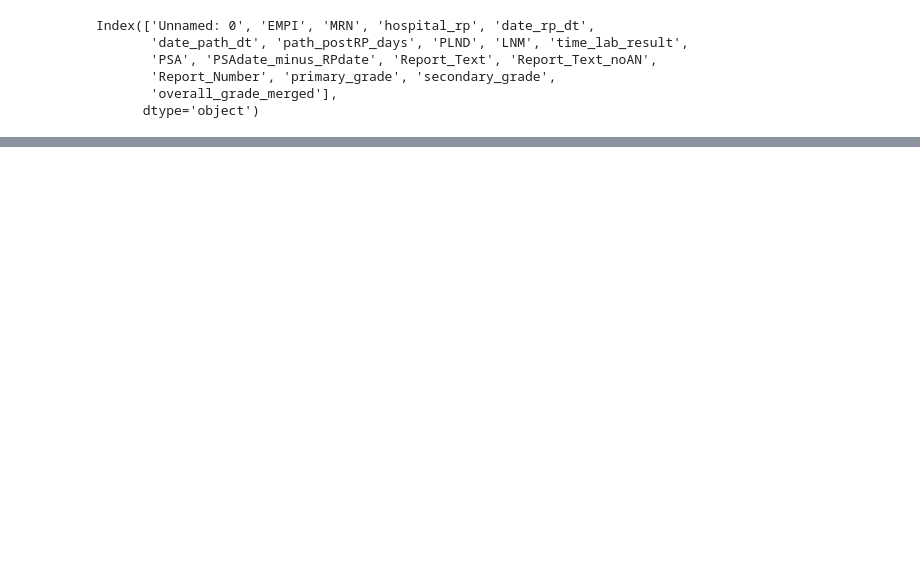
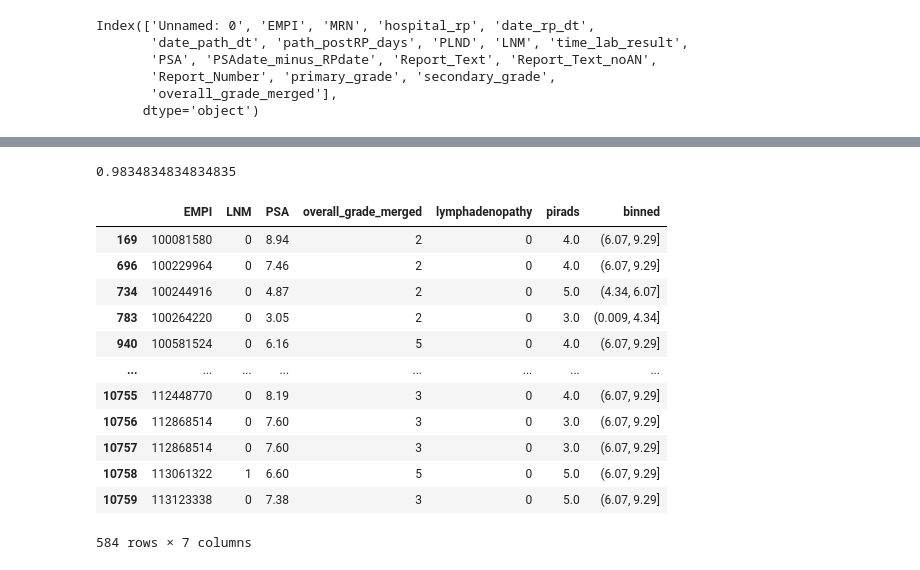
Before and after one commit to wan19990901/MIT-6.871-Project, a Jupyter notebook: prostate_nlp_extraction-main/prostate_grade_extractor/test.ipynb, the cells around one changed output, grey strips where cells are left out. Cells and saved outputs as stored; diff of their text form; code cells hidden in the pictures; blank space fills up the shorter version.

```diff
--- a/prostate_nlp_extraction-main/prostate_grade_extractor/test.ipynb
+++ b/prostate_nlp_extraction-main/prostate_grade_extractor/test.ipynb
@@ -148,0 +215,21 @@ Index(['EMPI', 'LNM', 'PSA', 'overall_grade_merged', 'lymphadenopathy',
+# %%
+rf_pred_prob = clf.predict_proba(X_test)
+roc_auc_score(y_test, rf_pred_prob[:,1] , average="weighted")
+# %% [output]
+0.9834834834834835
+# %%
+df_all
+# %% [output]
+|  | EMPI | LNM | PSA | overall_grade_merged | lymphadenopathy | pirads | binned |
+| 169 | 100081580 | 0 | 8.94 | 2 | 0 | 4.0 | (6.07, 9.29] |
+| 696 | 100229964 | 0 | 7.46 | 2 | 0 | 4.0 | (6.07, 9.29] |
+| 734 | 100244916 | 0 | 4.87 | 2 | 0 | 5.0 | (4.34, 6.07] |
+| 783 | 100264220 | 0 | 3.05 | 2 | 0 | 3.0 | (0.009, 4.34] |
+| 940 | 100581524 | 0 | 6.16 | 5 | 0 | 4.0 | (6.07, 9.29] |
+| ... | ... | ... | ... | ... | ... | ... | ... |
+| 10755 | 112448770 | 0 | 8.19 | 3 | 0 | 4.0 | (6.07, 9.29] |
+| 10756 | 112868514 | 0 | 7.60 | 3 | 0 | 3.0 | (6.07, 9.29] |
+| 10757 | 112868514 | 0 | 7.60 | 3 | 0 | 3.0 | (6.07, 9.29] |
+| 10758 | 113061322 | 1 | 6.60 | 5 | 0 | 5.0 | (6.07, 9.29] |
+| 10759 | 113123338 | 0 | 7.38 | 3 | 0 | 5.0 | (6.07, 9.29] |
+584 rows × 7 columns
```
Also changed, not shown: parts of 36 cells of this notebook, 3 other files.
